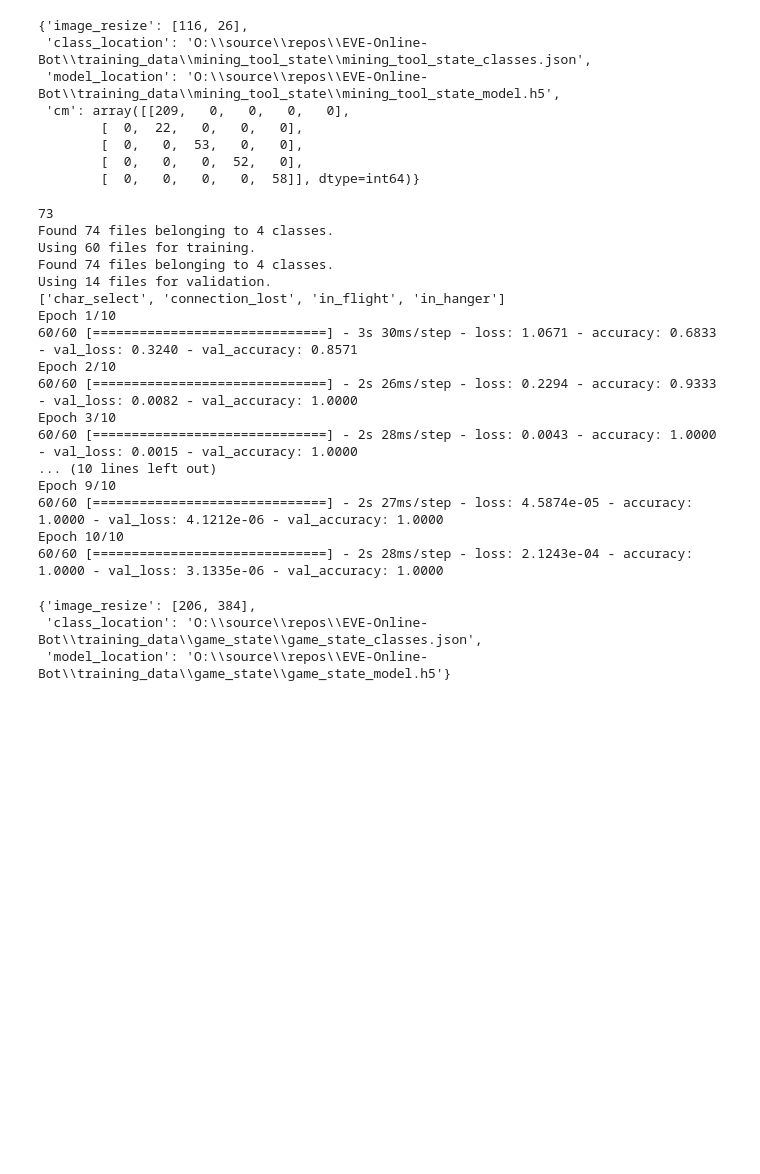
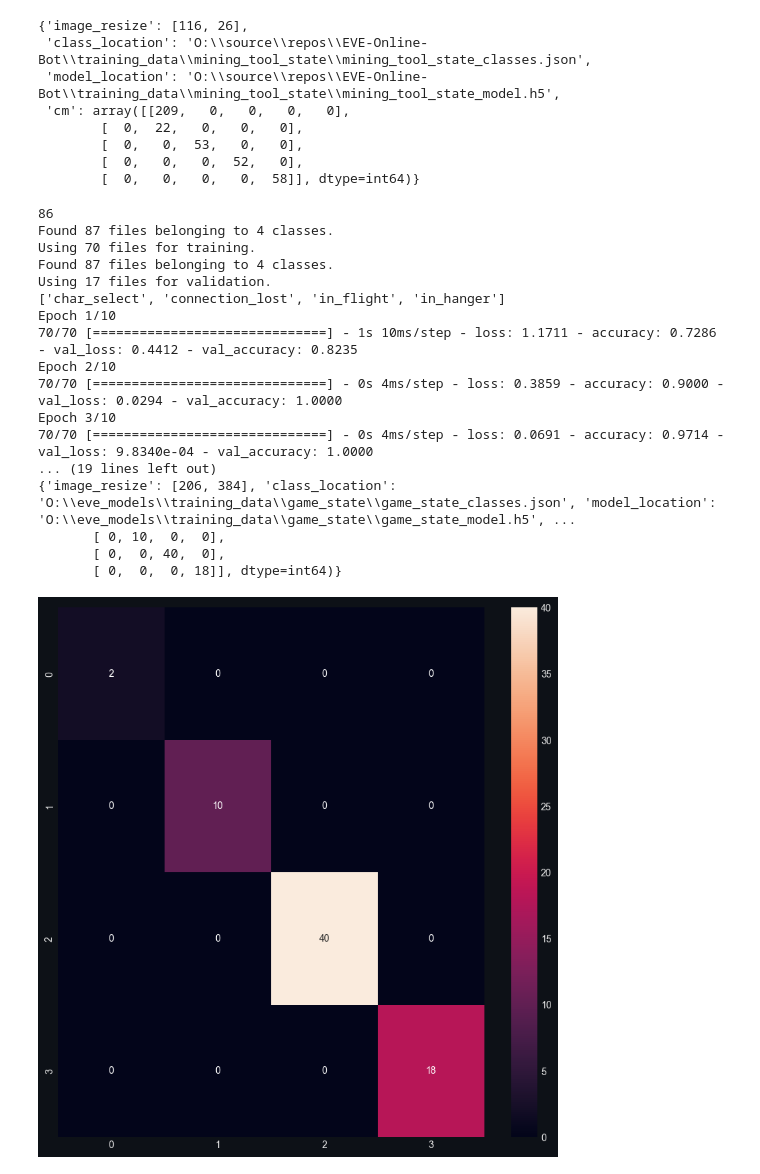
Before and after one commit to darkmatter2222/EVE-Online-Bot, a Jupyter notebook: TrainingPipelines/UniversalTrainer.ipynb, the cells around one changed output. Saved outputs shown, nothing was run; the diff lists cells and outputs as text; code cells hidden in the pictures; blank space fills up the shorter version.

```diff
--- a/TrainingPipelines/UniversalTrainer.ipynb
+++ b/TrainingPipelines/UniversalTrainer.ipynb
@@ -291,28 +316,32 @@ results
         [  0,   0,   0,   0,  58]], dtype=int64)}
 # %%
 model_name = 'game_state'
-training_root = r'O:\source\repos\EVE-Online-Bot\training_data\game_state'
+training_root = r'O:\eve_models\training_data\game_state'
 
 results = build_and_train(root_image_directory=training_root, model_name=model_name)
-results
+df_cm = pd.DataFrame(results['cm'])
+plt.figure(figsize = (10,10))
+print(results)
+sns.heatmap(df_cm, annot=True)
+
+save_to_gcp(source_file=results['model_location'], dest_file=f'{model_name}/{model_name}_model.h5')
+save_to_gcp(source_file=results['class_location'], dest_file=f'{model_name}/{model_name}_classes.json')
 # %% [output]
-73
-Found 74 files belonging to 4 classes.
-Using 60 files for training.
-Found 74 files belonging to 4 classes.
-Using 14 files for validation.
+86
+Found 87 files belonging to 4 classes.
+Using 70 files for training.
+Found 87 files belonging to 4 classes.
+Using 17 files for validation.
 ['char_select', 'connection_lost', 'in_flight', 'in_hanger']
 Epoch 1/10
-60/60 [==============================] - 3s 30ms/step - loss: 1.0671 - accuracy: 0.6833 - val_loss: 0.3240 - val_accuracy: 0.8571
+70/70 [==============================] - 1s 10ms/step - loss: 1.1711 - accuracy: 0.7286 - val_loss: 0.4412 - val_accuracy: 0.8235
 Epoch 2/10
-60/60 [==============================] - 2s 26ms/step - loss: 0.2294 - accuracy: 0.9333 - val_loss: 0.0082 - val_accuracy: 1.0000
+70/70 [==============================] - 0s 4ms/step - loss: 0.3859 - accuracy: 0.9000 - val_loss: 0.0294 - val_accuracy: 1.0000
 Epoch 3/10
-60/60 [==============================] - 2s 28ms/step - loss: 0.0043 - accuracy: 1.0000 - val_loss: 0.0015 - val_accuracy: 1.0000
-... (10 lines left out)
-Epoch 9/10
-60/60 [==============================] - 2s 27ms/step - loss: 4.5874e-05 - accuracy: 1.0000 - val_loss: 4.1212e-06 - val_accuracy: 1.0000
-Epoch 10/10
-60/60 [==============================] - 2s 28ms/step - loss: 2.1243e-04 - accuracy: 1.0000 - val_loss: 3.1335e-06 - val_accuracy: 1.0000
+70/70 [==============================] - 0s 4ms/step - loss: 0.0691 - accuracy: 0.9714 - val_loss: 9.8340e-04 - val_accuracy: 1.0000
+... (19 lines left out)
+{'image_resize': [206, 384], 'class_location': 'O:\\eve_models\\training_data\\game_state\\game_state_classes.json', 'model_location': 'O:\\eve_models\\training_data\\game_state\\game_state_model.h5', ...
+       [ 0, 10,  0,  0],
+       [ 0,  0, 40,  0],
+       [ 0,  0,  0, 18]], dtype=int64)}
-{'image_resize': [206, 384],
- 'class_location': 'O:\\source\\repos\\EVE-Online-Bot\\training_data\\game_state\\game_state_classes.json',
- 'model_location': 'O:\\source\\repos\\EVE-Online-Bot\\training_data\\game_state\\game_state_model.h5'}
+[figure, added]
```
Also changed, not shown: parts of 8 cells of this notebook, 5 other files.
